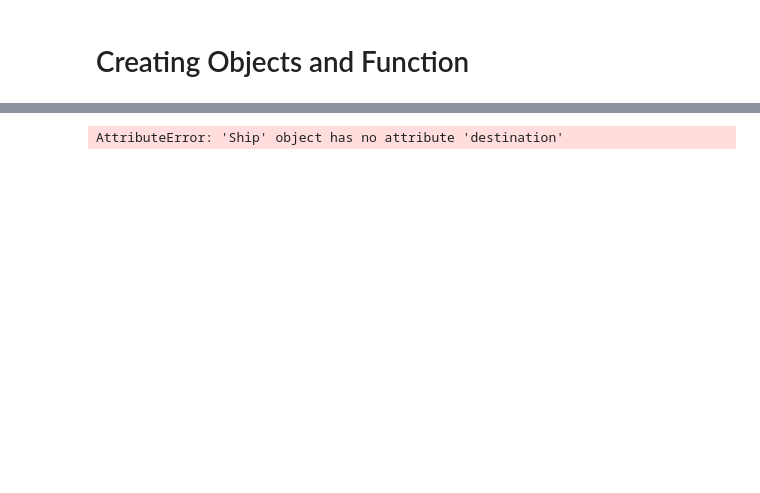
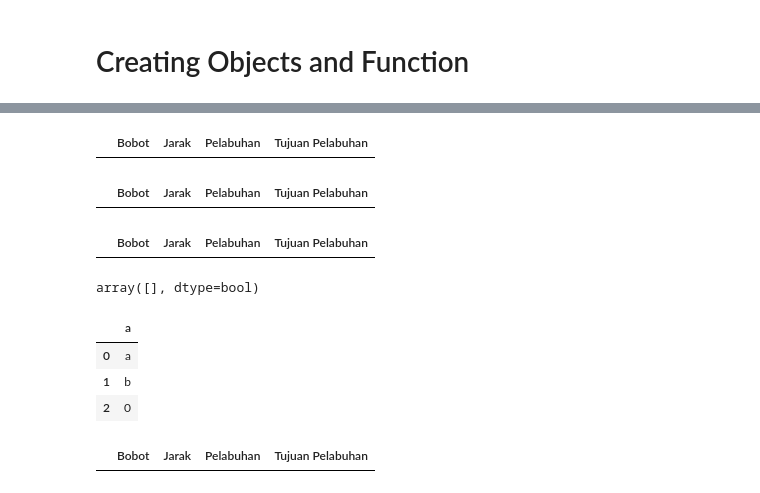
Before and after one commit to theo123490/Ship_Network_GA, a Jupyter notebook: GA_jaringan_kapal_revisi.ipynb, the cells around one changed output, grey strips where cells are left out. Cells and saved outputs as stored; diff of their text form; code cells hidden in the pictures; blank space fills up the shorter version.

```diff
--- a/GA_jaringan_kapal_revisi.ipynb
+++ b/GA_jaringan_kapal_revisi.ipynb
@@ -814,4 +846,30 @@ print(toc-tic)
+# %%
+new_port_item
+# %% [output]
+|  | Bobot | Jarak | Pelabuhan | Tujuan Pelabuhan |
+# %%
+chooseport('Banda Neira').demand
+# %% [output]
+|  | Bobot | Jarak | Pelabuhan | Tujuan Pelabuhan |
+# %%
+gl.loc[~gl.index.duplicated(keep='first')]
+# %% [output]
+|  | Bobot | Jarak | Pelabuhan | Tujuan Pelabuhan |
+# %%
+gl.index.duplicated(keep='first')
+# %% [output]
+array([], dtype=bool)
+# %%
+a = pd.DataFrame(data={'a':['a','b',np.nan]})
+# %%
+a['a'] = a['a'].fillna(0)
+a
+# %% [output]
+|  | a |
+| 0 | a |
+| 1 | b |
+| 2 | 0 |
 # %%
-TL1.destination
+TL1.storage
 # %% [output]
-AttributeError: 'Ship' object has no attribute 'destination'
+|  | Bobot | Jarak | Pelabuhan | Tujuan Pelabuhan |
```
Also changed, not shown: parts of 17 cells of this notebook.
